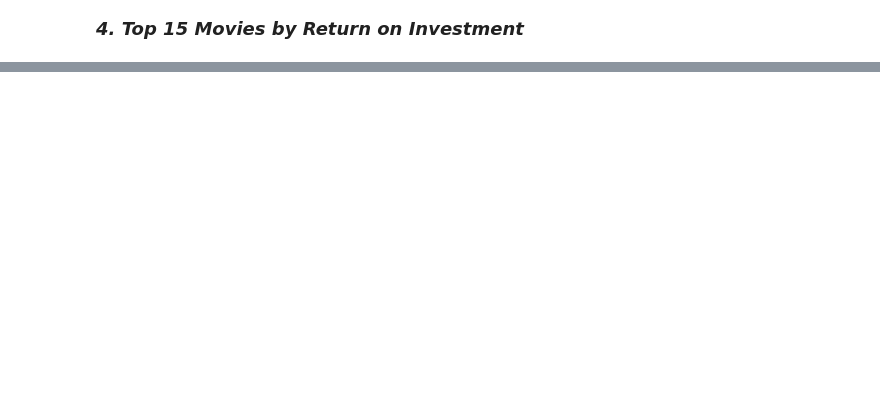
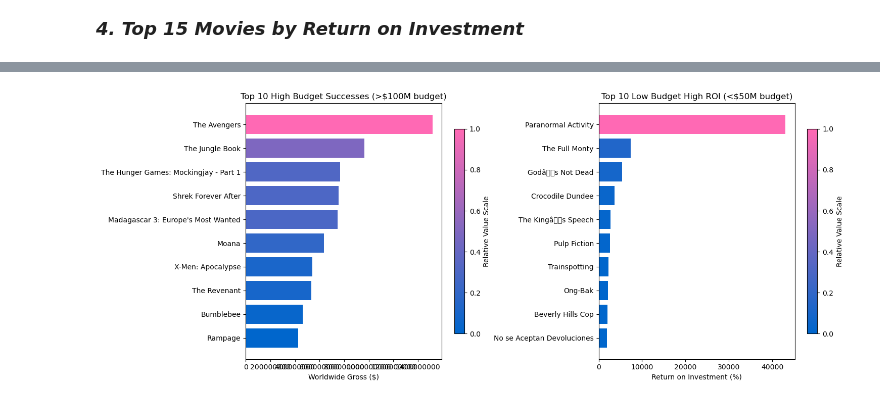
Before and after one commit to veenaledi/DS-Phase-2-Project, a Jupyter notebook: Movies.ipynb, the cells around one changed output, grey strips where cells are left out. Saved outputs shown, nothing was run; the diff lists cells and outputs as text; code cells hidden in the pictures; blank space fills up the shorter version.

Commit message:
Visuals

```diff
--- a/Movies.ipynb
+++ b/Movies.ipynb
@@ -570,0 +621,13 @@ plt.show()
+# %%
+# 9. PROFIT MARGIN DISTRIBUTION
+plt.figure(figsize=(10, 6))
+merged_data['profit'] = merged_data['worldwide_gross'] - merged_data['production_budget']
+merged_data['profit_margin'] = merged_data['profit'] / merged_data['worldwide_gross'] * 100
+plt.hist(merged_data['profit_margin'], bins=30, color='teal', alpha=0.7, edgecolor='black')
+plt.xlabel('Profit Margin (%)')
+plt.ylabel('Number of Movies')
+plt.title('Distribution of Movie Profit Margins')
+plt.axvline(merged_data['profit_margin'].mean(), color='red', linestyle='--', label='Average')
+plt.legend()
+plt.tight_layout()
+plt.show()
@@ -571,3 +637,50 @@ plt.show()
+# %%
+from matplotlib.colors import LinearSegmentedColormap
+
+# Create custom blue to pink colormap
+colors = ['#0066CC', '#FF69B4']  # Blue to Pink
+n_bins = 100
+cmap = LinearSegmentedColormap.from_list('blue_pink', colors, N=n_bins)
+
+fig, (ax1, ax2) = plt.subplots(1, 2, figsize=(15, 6))
+
+# High budget successes
+high_budget = merged_data[merged_data['production_budget'] > 100000000].nlargest(10, 'worldwide_gross')
+# Normalize values for color mapping
+norm_values1 = (high_budget['worldwide_gross'] - high_budget['worldwide_gross'].min()) / (high_budget['worldwide_gross'].max() - high_budget['worldwide_gross'].min())
+colors1 = cmap(norm_values1)
+
+bars1 = ax1.barh(range(len(high_budget)), high_budget['worldwide_gross'], color=colors1)
+ax1.set_yticks(range(len(high_budget)))
+ax1.set_yticklabels(high_budget['title'])
+ax1.set_xlabel('Worldwide Gross ($)')
+ax1.set_title('Top 10 High Budget Successes (>$100M budget)')
+ax1.invert_yaxis()
+ax1.ticklabel_format(style='plain', axis='x')
+
+# Low budget high ROI
+low_budget = merged_data[merged_data['production_budget'] < 50000000].nlargest(10, 'roi')
+# Normalize values for color mapping
+norm_values2 = (low_budget['roi'] - low_budget['roi'].min()) / (low_budget['roi'].max() - low_budget['roi'].min())
+colors2 = cmap(norm_values2)
+
+bars2 = ax2.barh(range(len(low_budget)), low_budget['roi'], color=colors2)
+ax2.set_yticks(range(len(low_budget)))
+ax2.set_yticklabels(low_budget['title'])
+ax2.set_xlabel('Return on Investment (%)')
+ax2.set_title('Top 10 Low Budget High ROI (<$50M budget)')
+ax2.invert_yaxis()
+
+# Add colorbars to show the color scale
+cbar1 = plt.colorbar(plt.cm.ScalarMappable(cmap=cmap), ax=ax1, shrink=0.8)
+cbar1.set_label('Relative Value Scale')
+cbar2 = plt.colorbar(plt.cm.ScalarMappable(cmap=cmap), ax=ax2, shrink=0.8)
+cbar2.set_label('Relative Value Scale')
+
+plt.tight_layout()
+plt.show()
+# %% [output]
+[figure, added]
 # %%
 
 # Set style for better looking plots
```
Also changed, not shown: parts of 17 cells of this notebook.
